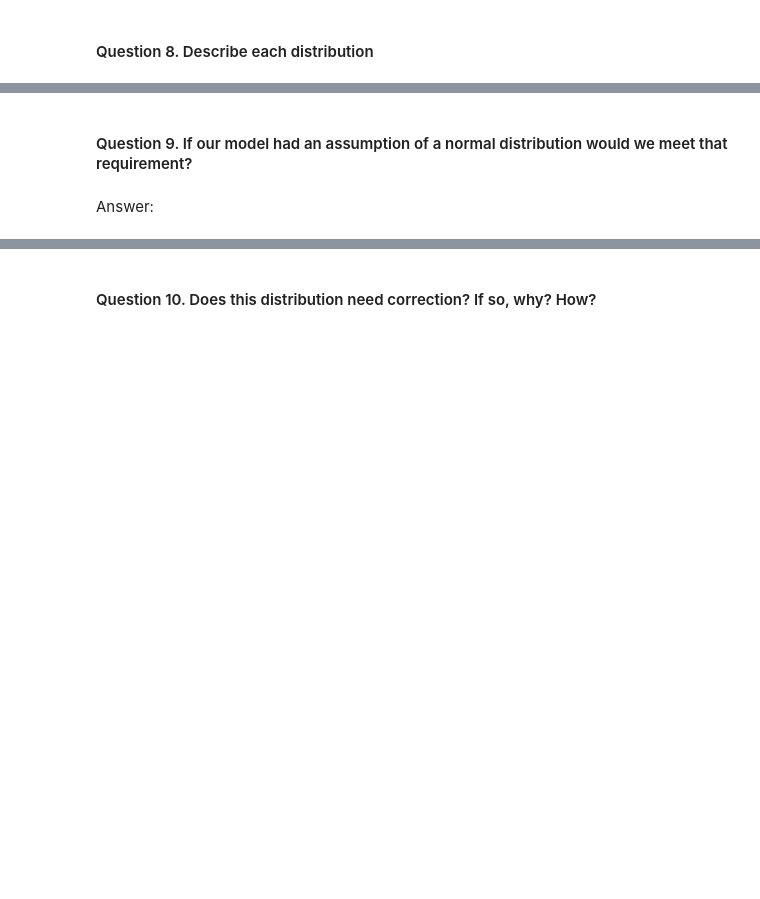
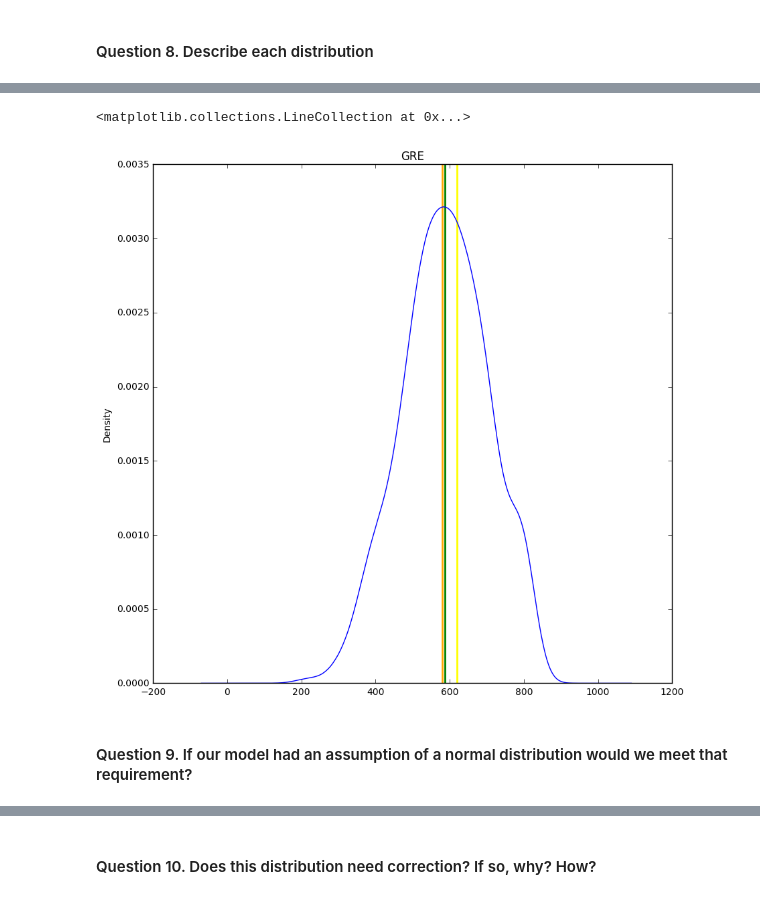
Before and after one commit to akell47/DataSciCourse, a Jupyter notebook: projects/unit-projects/project-2/starter-code/project2-starter.ipynb, the cells around one changed output, grey strips where cells are left out. Cells and saved outputs as stored; diff of their text form; code cells hidden in the pictures; blank space fills up the shorter version.

```diff
--- a/projects/unit-projects/project-2/starter-code/project2-starter.ipynb
+++ b/projects/unit-projects/project-2/starter-code/project2-starter.ipynb
@@ -142,4 +266,12 @@ Answer:
+# %%
+plt.figure()
+df.gre.plot.kde(title = 'GRE', figsize = (10,10))
+
+plt.vlines(df.gre.mean(), ymin = 0, ymax = 0.0035, linewidth = 2.0, color = 'green')
+plt.vlines(df.gre.median(), ymin = 0, ymax = 0.0035, linewidth = 2.0, color = 'orange')
+plt.vlines(df.gre.mode(), ymin = 0, ymax = 0.0035, linewidth = 2.0, color = 'yellow')
+# %% [output]
+<matplotlib.collections.LineCollection at 0x...>
+[figure, added]
 # %% [markdown]
 #### Question 9.  If our model had an assumption of a normal distribution would we meet that requirement?
-# %% [markdown]
-Answer:
```
Also changed, not shown: parts of 52 cells of this notebook.
